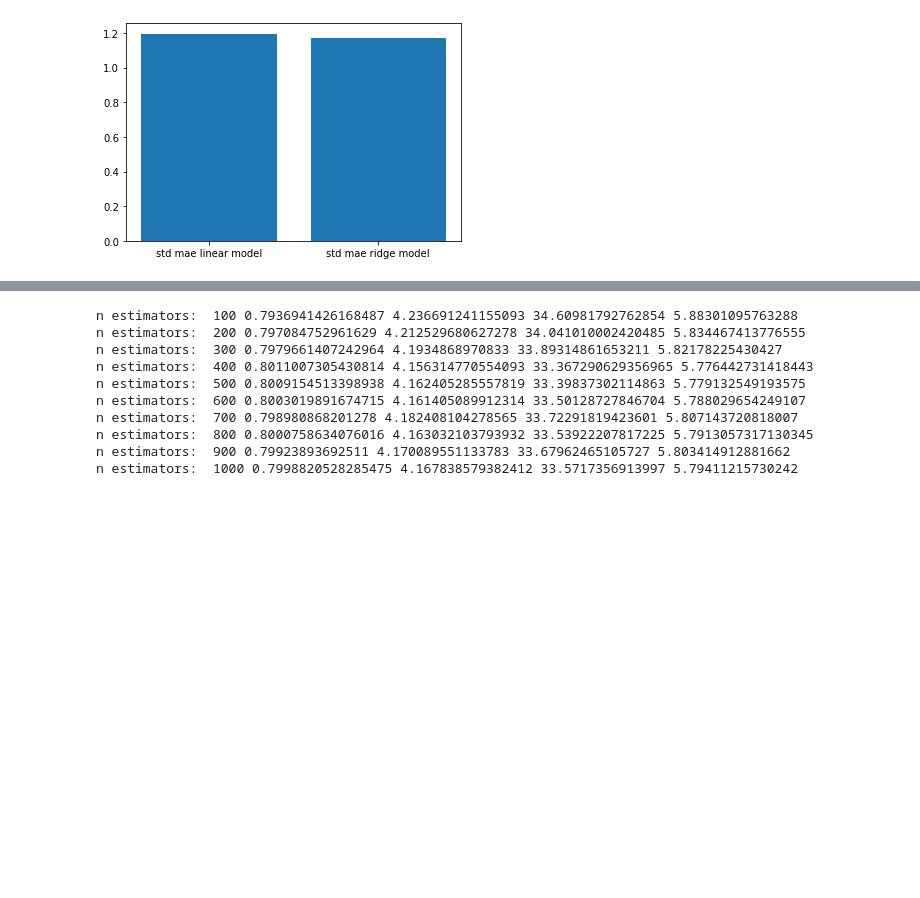
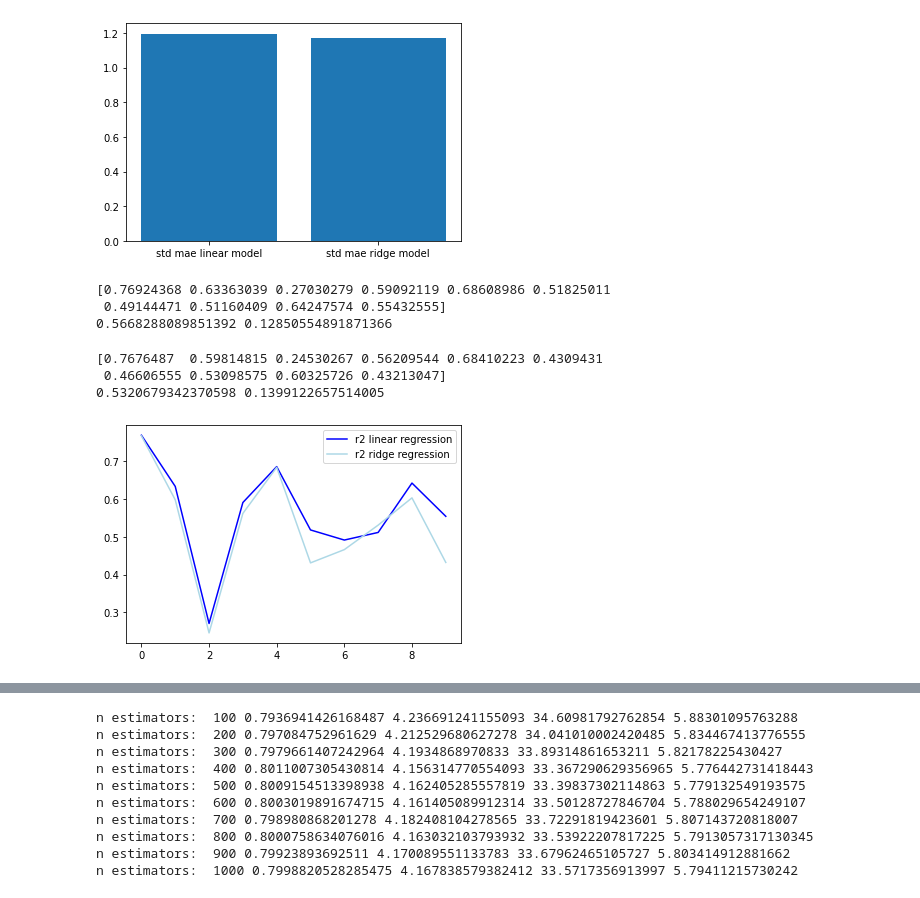
Before and after one commit to MatRom-coder/Real_estate, a Jupyter notebook: analyses/model_selection.ipynb, the cells around one changed output, grey strips where cells are left out. Cells and saved outputs as stored; diff of their text form; code cells hidden in the pictures; blank space fills up the shorter version.

```diff
--- a/analyses/model_selection.ipynb
+++ b/analyses/model_selection.ipynb
@@ -100,3 +98,30 @@ plt.bar(["std mae linear model", "std mae ridge model"], [np.std(lin_mae_scores)
 # %% [output]
 <BarContainer object of 2 artists>
 [figure]
+# %%
+lin_r2_scores = cross_val_score(lin_reg_model, x, y, scoring='r2', cv=cv, n_jobs=-1)
+
+ridge_r2_scores = abs(lin_r2_scores)
+print(lin_r2_scores)
+print(np.mean(lin_r2_scores), np.std(lin_r2_scores))
+# %% [output]
+[0.76924368 0.63363039 0.27030279 0.59092119 0.68608986 0.51825011
+ 0.49144471 0.51160409 0.64247574 0.55432555]
+0.5668288089851392 0.12850554891871366
+# %%
+ridge_r2_scores = cross_val_score(ridge_model, x, y, scoring='r2', cv=cv, n_jobs=-1)
+
+ridge_r2_scores = abs(ridge_r2_scores)
+print(ridge_r2_scores)
+print(np.mean(ridge_r2_scores), np.std(ridge_r2_scores))
+# %% [output]
+[0.7676487  0.59814815 0.24530267 0.56209544 0.68410223 0.4309431
+ 0.46606555 0.53098575 0.60325726 0.43213047]
+0.5320679342370598 0.1399122657514005
+# %%
+plt.plot(lin_r2_scores, color = "blue", label = "r2 linear regression")
+plt.plot(ridge_r2_scores, color = "lightblue", label = "r2 ridge regression")
+plt.legend()
+plt.show()
+# %% [output]
+[figure, added]
```
Also changed, not shown: parts of 5 cells of this notebook, 2 other files.
